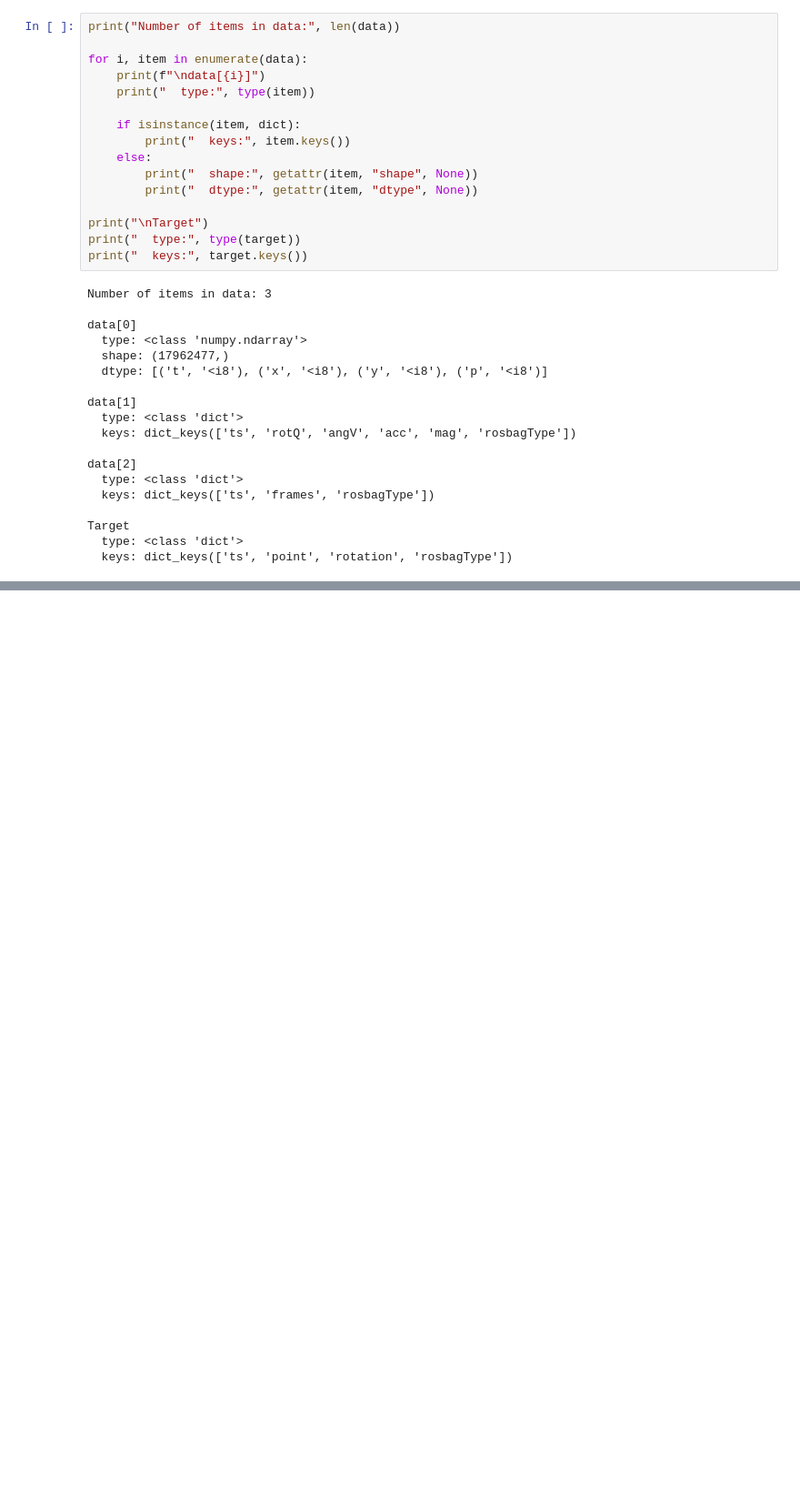
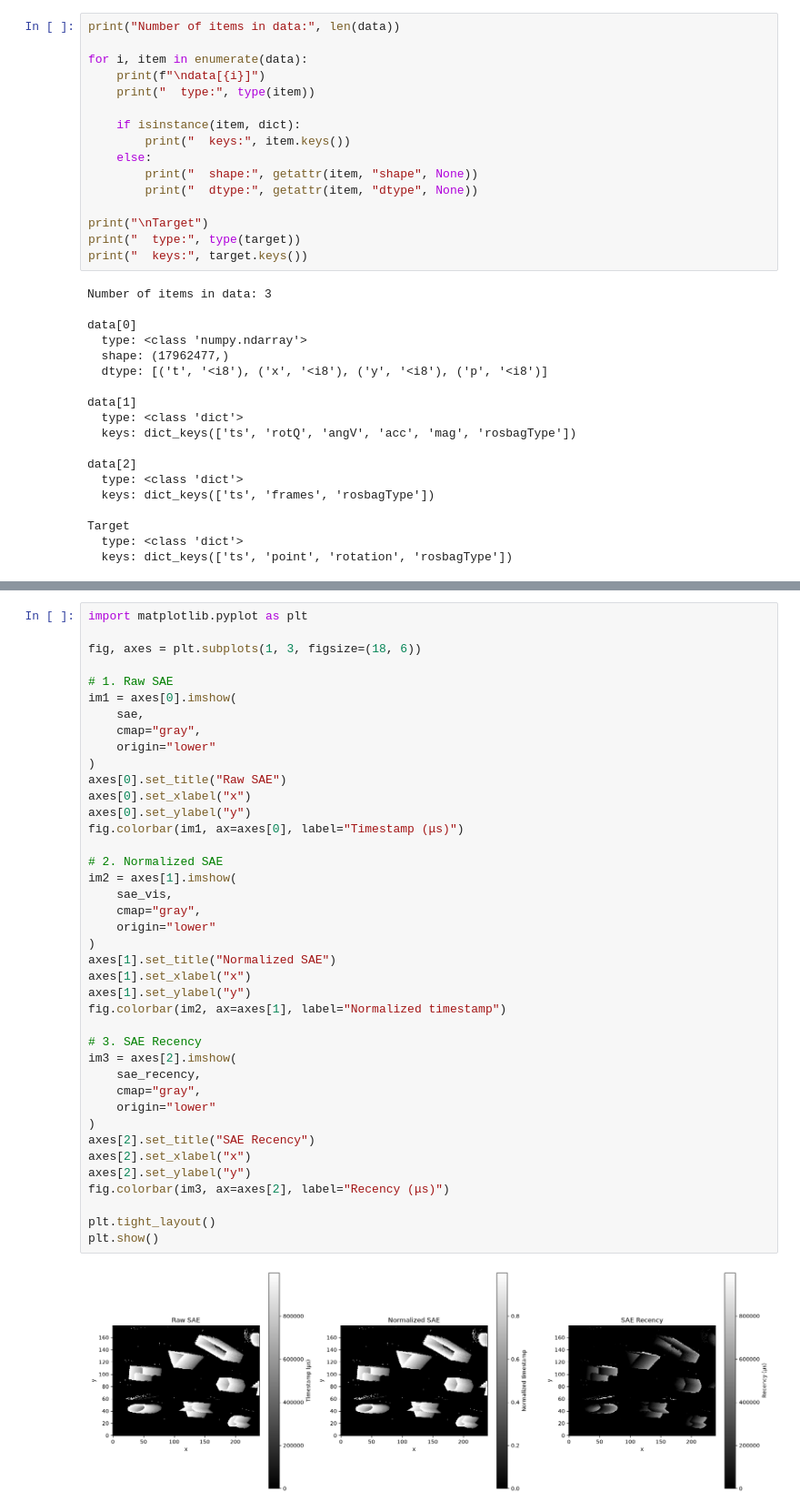
Before and after one commit to mvbc-22/SNN_VIO, a Jupyter notebook: notebooks/01_tonic_davis_test.ipynb, the cells around one changed output, grey strips where cells are left out. Shown at 91% size. Saved outputs shown, nothing was run; the diff lists cells and outputs as text; blank space fills up the shorter version.

```diff
--- a/notebooks/01_tonic_davis_test.ipynb
+++ b/notebooks/01_tonic_davis_test.ipynb
@@ -106,0 +284,42 @@ Target
+# %%
+import matplotlib.pyplot as plt
+
+fig, axes = plt.subplots(1, 3, figsize=(18, 6))
+
+# 1. Raw SAE
+im1 = axes[0].imshow(
+    sae,
+    cmap="gray",
+    origin="lower"
+)
+axes[0].set_title("Raw SAE")
+axes[0].set_xlabel("x")
+axes[0].set_ylabel("y")
+fig.colorbar(im1, ax=axes[0], label="Timestamp (μs)")
+
+# 2. Normalized SAE
+im2 = axes[1].imshow(
+    sae_vis,
+    cmap="gray",
+    origin="lower"
+)
+axes[1].set_title("Normalized SAE")
+axes[1].set_xlabel("x")
+axes[1].set_ylabel("y")
+fig.colorbar(im2, ax=axes[1], label="Normalized timestamp")
+
+# 3. SAE Recency
+im3 = axes[2].imshow(
+    sae_recency,
+    cmap="gray",
+    origin="lower"
+)
+axes[2].set_title("SAE Recency")
+axes[2].set_xlabel("x")
+axes[2].set_ylabel("y")
+fig.colorbar(im3, ax=axes[2], label="Recency (μs)")
+
+plt.tight_layout()
+plt.show()
+# %% [output]
+[figure, added]
```
Also changed, not shown: parts of 21 cells of this notebook.
